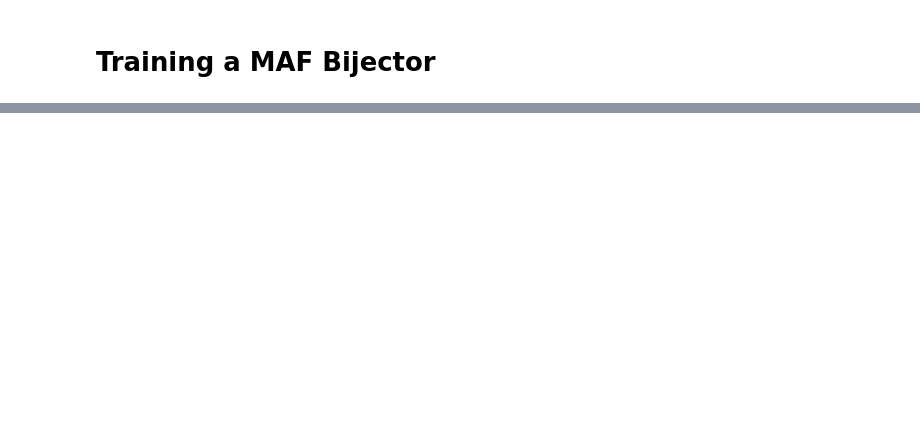
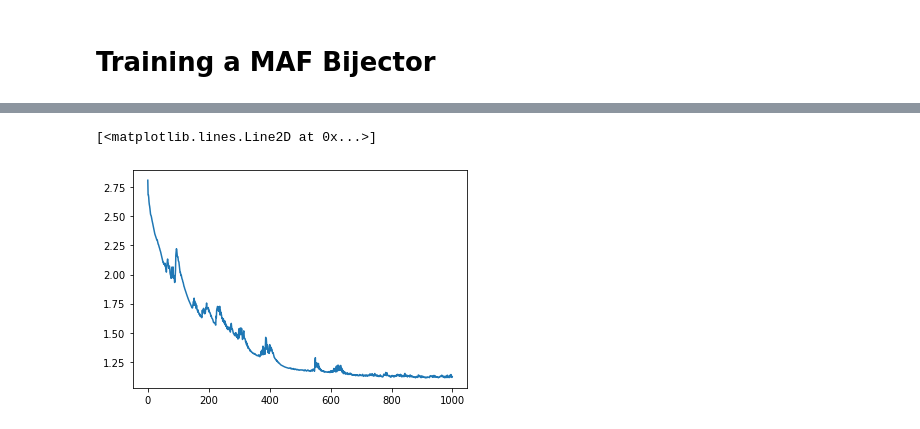
Before and after one commit to VUZhuangweiKang/VU-AD, a Jupyter notebook: NormalizingFlow/MAF.ipynb, the cells around one changed output, grey strips where cells are left out. Cells and saved outputs as stored; diff of their text form; code cells hidden in the pictures; blank space fills up the shorter version.

```diff
--- a/NormalizingFlow/MAF.ipynb
+++ b/NormalizingFlow/MAF.ipynb
@@ -69,0 +48,2 @@ plot_loss(history)
+# %%
+losses = train_dist_routine(X_data, flow, learning_rate=1e-3, steps=1000)
@@ -70,2 +63,7 @@ plot_loss(history)
+# %%
+plt.plot(losses)
+# %% [output]
+[<matplotlib.lines.Line2D at 0x...>]
+[figure, added]
 # %%
 # Make samples
```
Also changed, not shown: parts of 11 cells of this notebook, 7 other files.
